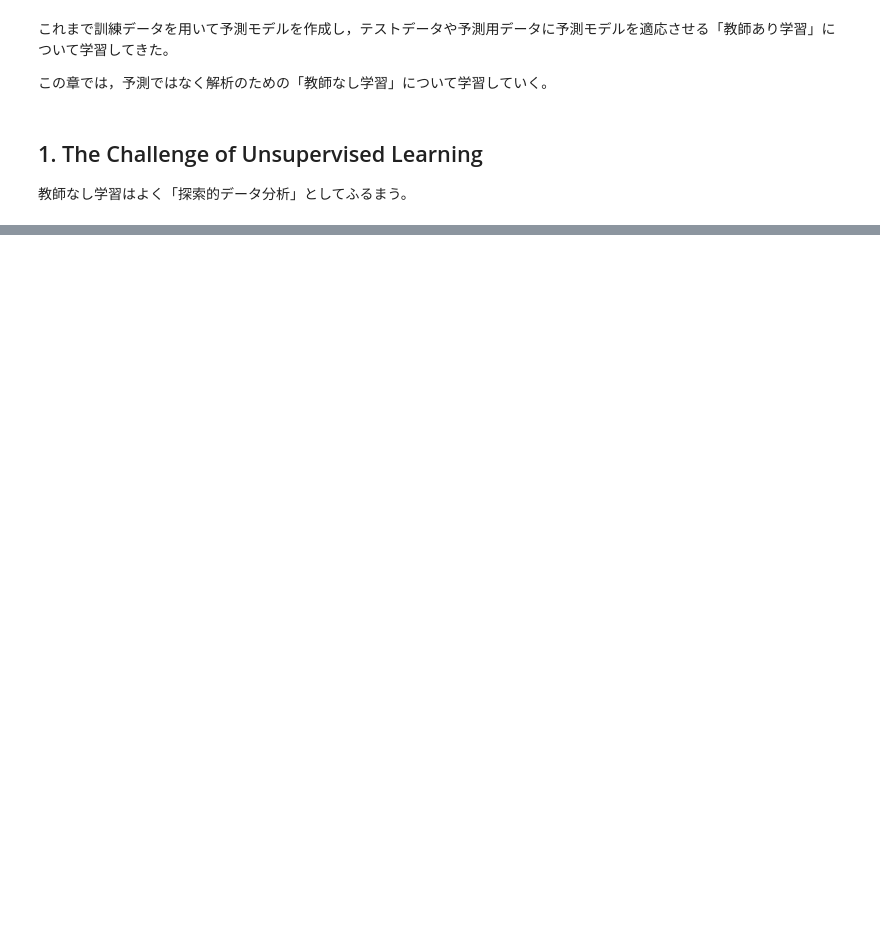
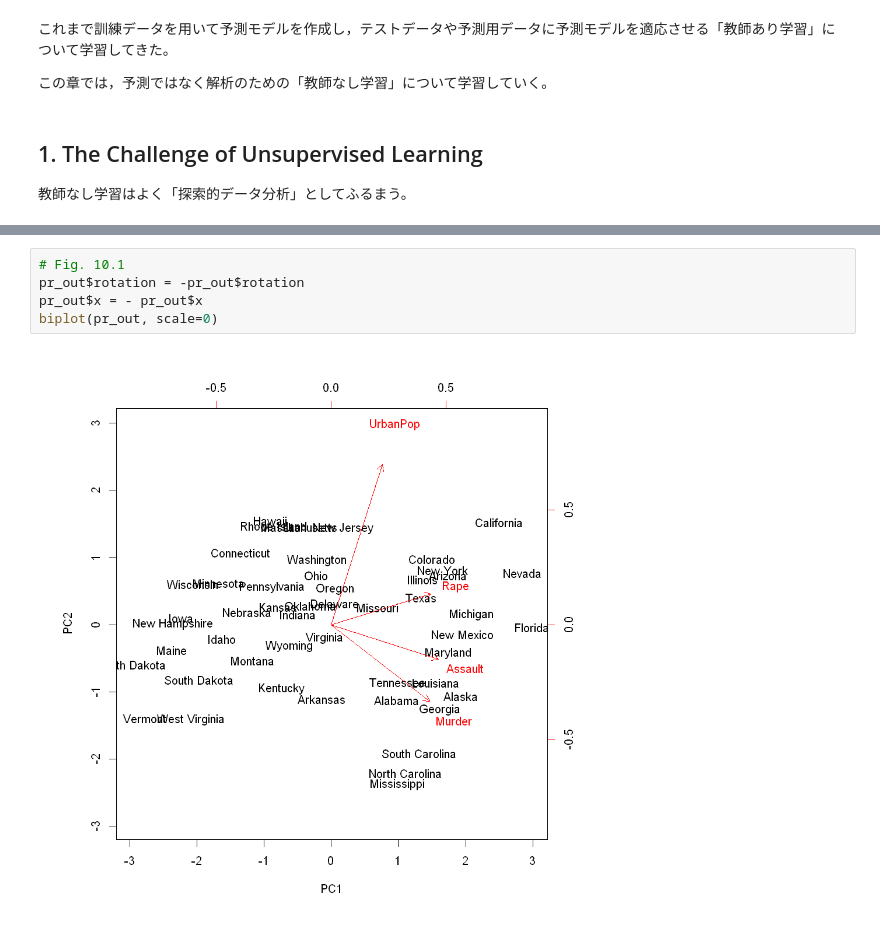
Before and after one commit to yellowmeteor/met_python.github.io, a Jupyter notebook: ISLR/10_Unsupervized_Learning.ipynb, the cells around one changed output, grey strips where cells are left out. Cells and saved outputs as stored; diff of their text form; blank space fills up the shorter version.

```diff
--- a/ISLR/10_Unsupervized_Learning.ipynb
+++ b/ISLR/10_Unsupervized_Learning.ipynb
@@ -62,0 +114,7 @@ $$
+# %%
+# Fig. 10.1
+pr_out$rotation = -pr_out$rotation
+pr_out$x = - pr_out$x
+biplot(pr_out, scale=0)
+# %% [output]
+[figure, added]
```
Also changed, not shown: parts of 4 cells of this notebook.
